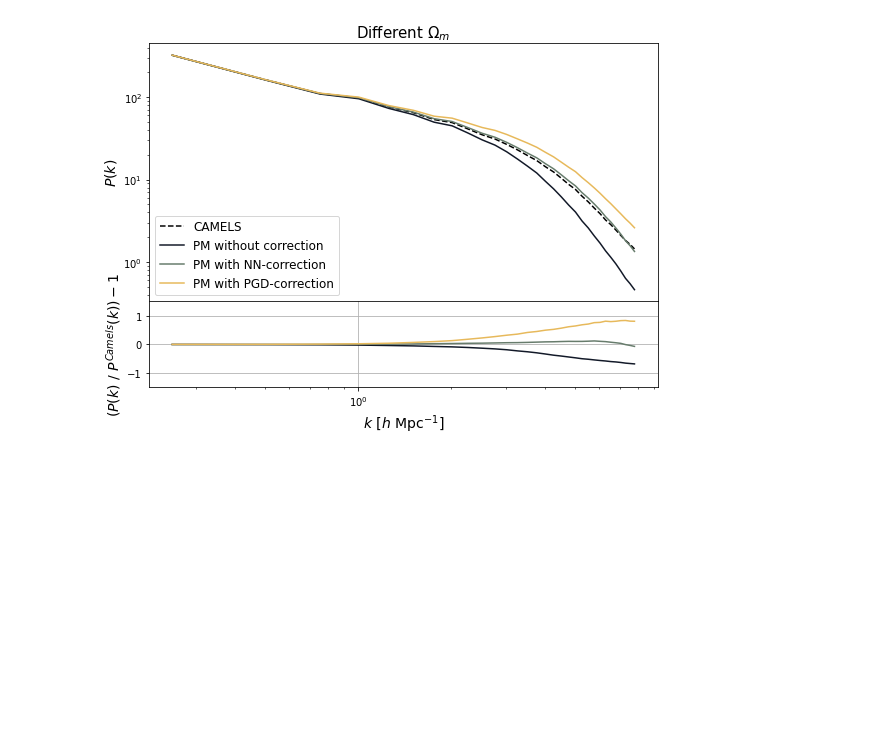
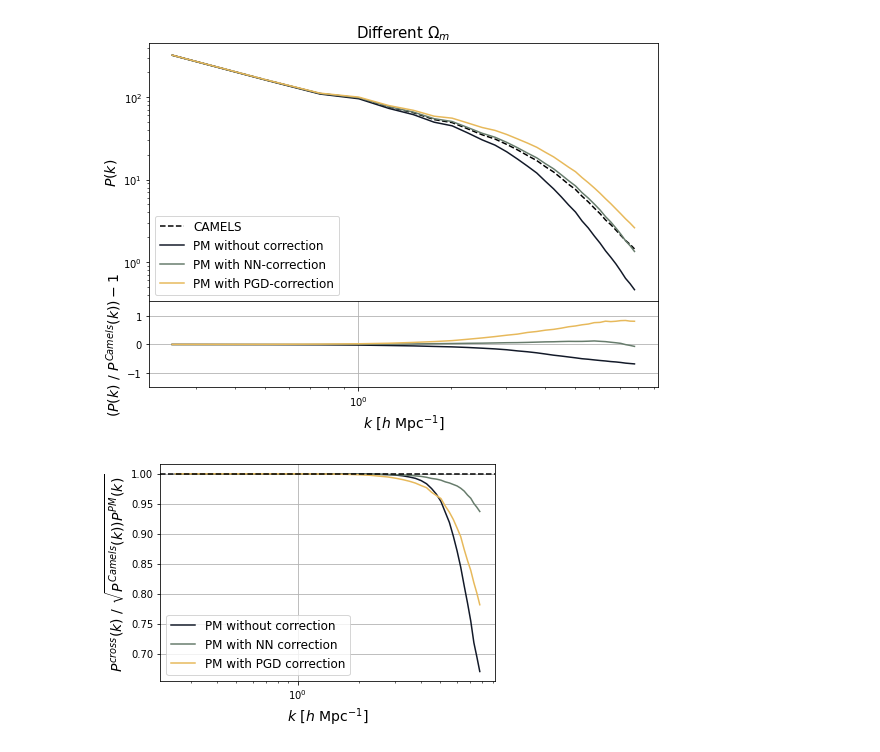
Before and after one commit to DifferentiableUniverseInitiative/jaxpm-paper, a Jupyter notebook: notebooks/NNvsPGD_wrong_cosmo_omega_M.ipynb, the cells around one changed output. Drawn from its saved outputs; the diff is of its cells as text; code cells hidden in the pictures; blank space fills up the shorter version.

Commit message:
cross correlation added

```diff
--- a/notebooks/NNvsPGD_wrong_cosmo_omega_M.ipynb
+++ b/notebooks/NNvsPGD_wrong_cosmo_omega_M.ipynb
@@ -173,6 +173,22 @@ k, pk_c = power_spectrum(
       boxsize=np.array([25.] * 3),
       kmin=np.pi / 25.,
       dk=2 * np.pi / 25.)
+
+
+k, cross_c = cross_correlation_coefficients(
+      (cic_paint(jnp.zeros(mesh_shape), poss[-1])),
+      (cic_paint(jnp.zeros(mesh_shape), res[0][-1])),
+      boxsize=np.array([25.] * 3),
+      kmin=np.pi / 25.,
+      dk=2 * np.pi / 25.)
+
+
+k, cross_i = cross_correlation_coefficients(
+      (cic_paint(jnp.zeros(mesh_shape), poss[-1])),
+      (cic_paint(jnp.zeros(mesh_shape), resi[0][-1])),
+      boxsize=np.array([25.] * 3),
+      kmin=np.pi / 25.,
+      dk=2 * np.pi / 25.)
 # %%
 params_pgd = pickle.load( open( "correction_params/camels_25_64_pkloss_PGD_CV_0.params", "rb" ) )
 # %%
@@ -211,10 +227,19 @@ def pgd_correction(pos, cosmo, params):
     return dpos_pgd
 # %%
 k, pk_pgd = power_spectrum(
-      (cic_paint(jnp.zeros(mesh_shape), resi[0][-1]+pgd_correction(resi[0][-1], cosmo,params_pgd))),
+      (cic_paint(jnp.zeros(mesh_shape), resi[0][-1]+pgd_correction(resi[0][-1],cosmo, params_pgd))),
       boxsize=np.array([25.] * 3),
       kmin=np.pi / 25.,
       dk=2 * np.pi / 25.)
+
+
+
+k, cross_pgd = cross_correlation_coefficients(
+      (cic_paint(jnp.zeros(mesh_shape), poss[-1])),
+      (cic_paint(jnp.zeros(mesh_shape), resi[0][-1]+pgd_correction(resi[0][-1],cosmo, params_pgd))),
+      boxsize=np.array([25.] * 3),
+      kmin=np.pi / 25.,
+      dk=2 * np.pi / 25.)
 # %%
 import cmasher as cmr
 import matplotlib.colors as colors
@@ -252,3 +275,15 @@ plt.grid(True)
 plt.savefig('../figures/camels_comparison_residual_diffomega_1P_1_n5.pdf')
 # %% [output]
 [figure]
+# %%
+semilogx(k, cross_i/np.sqrt(pk_ref*pk_i),label='PM without correction',color=col[1])
+semilogx(k, cross_c/np.sqrt(pk_ref*pk_c),label='PM with NN correction',color=col[2])
+semilogx(k, cross_pgd/np.sqrt(pk_ref*pk_pgd),label='PM with PGD correction',color=col[3])
+plt.xlabel(r"$k$ [$h \ \mathrm{Mpc}^{-1}$]",fontsize=14)
+plt.axhline(y=1,color=col[0],linestyle='dashed')
+plt.ylabel(r"$ P^{cross}(k) \ / \ \sqrt{P^{Camels}(k))P^{PM}(k)}$",fontsize=14)
+plt.grid(True)
+legend(fontsize='large')
+plt.savefig('../figures/cross_corr_diffomega_1P_1_n5.pdf')
+# %% [output]
+[figure, added]
```
Also changed, not shown: parts of 2 cells of this notebook, 5 other files.
